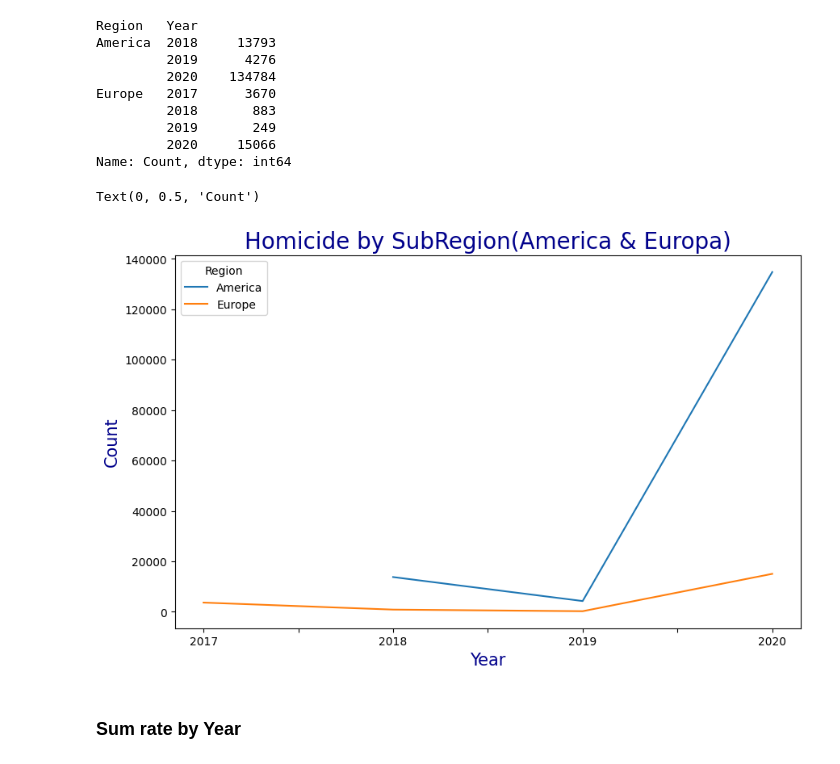
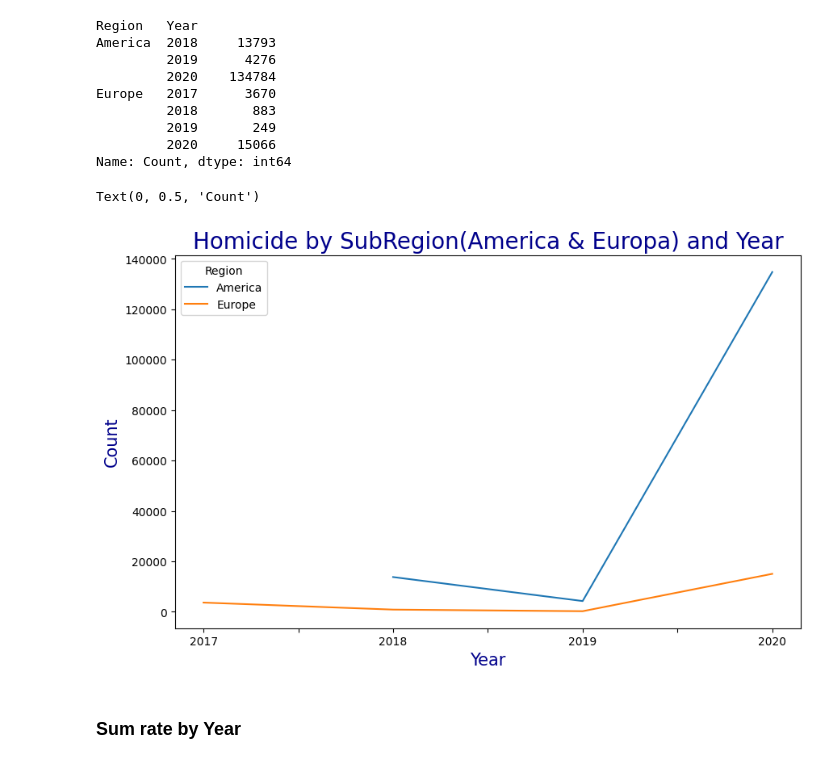
Before and after one commit to ELopez2657/Python_proyect_4_Homicide_Rate_by_Country, a Jupyter notebook: Homicide_Rate.ipynb, the cells around one changed output. Saved outputs shown, nothing was run; the diff lists cells and outputs as text; code cells hidden in the pictures.

```diff
--- a/Homicide_Rate.ipynb
+++ b/Homicide_Rate.ipynb
@@ -213,12 +213,12 @@ df_unstacked.index = df_unstacked.index.astype(str)
 #     df_unstacked[i]=df_unstacked[i].astype(int)
 # %%
 df_unstacked.plot(kind='line', figsize=(10,6))
-plt.title('Homicide by SubRegion(America & Europa)', fontsize=20, color='DarkBlue')
+plt.title('Homicide by SubRegion(America & Europa) and Year', fontsize=20, color='DarkBlue')
 plt.xlabel('Year', fontsize=15, color='DarkBlue')
 plt.ylabel('Count', fontsize=15, color='DarkBlue')
 # %% [output]
 Text(0, 0.5, 'Count')
-[figure, old version]
+[figure, new version]
 # %% [markdown]
 ### Sum rate by Year
 # %%
```
Also changed, not shown: parts of 3 cells of this notebook.
